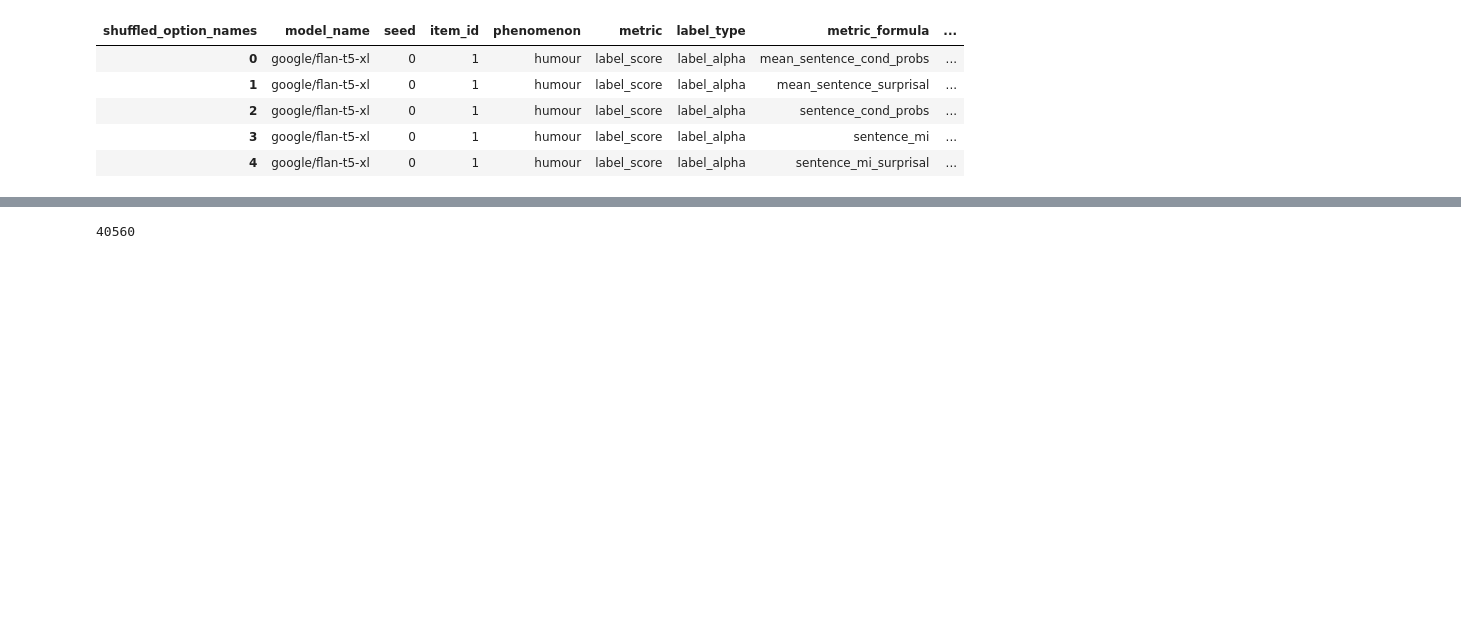
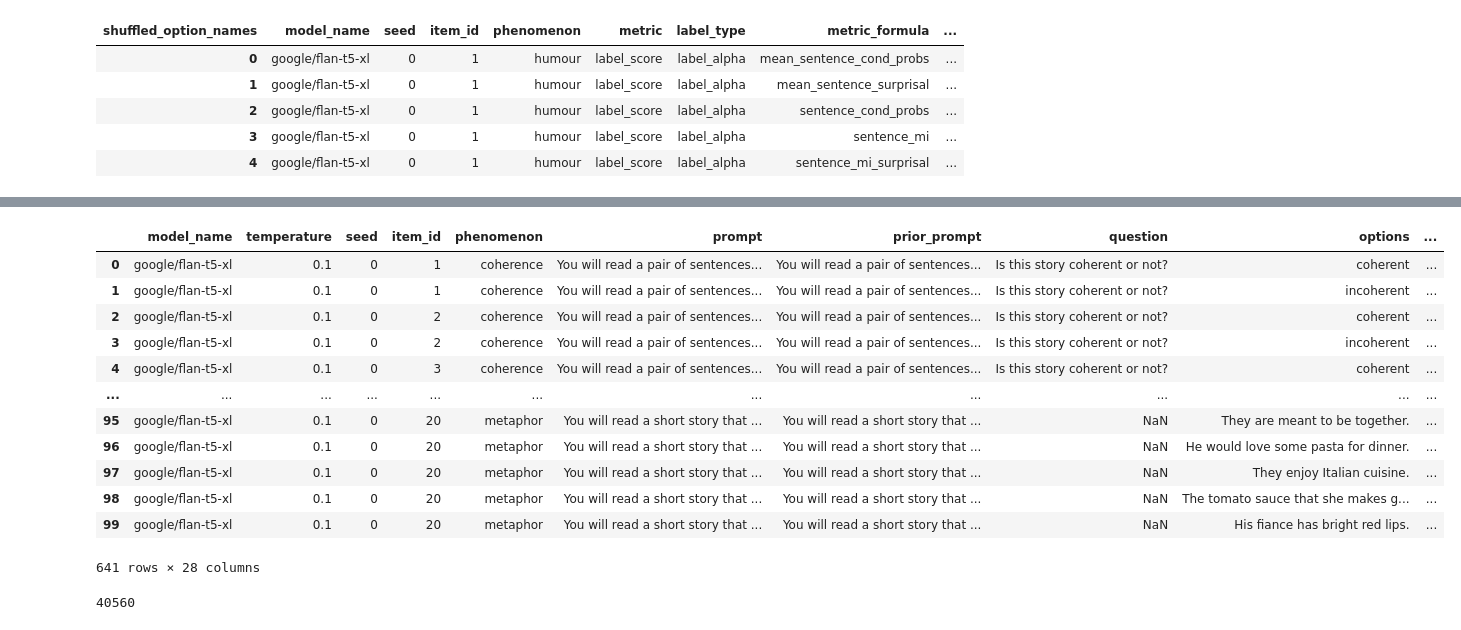
Before and after one commit to polina-tsvilodub/LLM_link, a Jupyter notebook: analysis/01_label_scores_analysis.ipynb, the cells around one changed output, grey strips where cells are left out. Saved outputs shown, nothing was run; the diff lists cells and outputs as text; code cells hidden in the pictures; blank space fills up the shorter version.

```diff
--- a/analysis/01_label_scores_analysis.ipynb
+++ b/analysis/01_label_scores_analysis.ipynb
@@ -21,11 +21,13 @@ import random
 model_names = ["llama2", "flan-t5-xl", "gpt-3.5-turbo-instruct", "text-davinci-002"]
 label_types = ["label_alpha", "label_numeric"]
 
-raw_df = pd.DataFrame()
-for model in model_names:
+# raw_df = pd.DataFrame()
+t5_tokens = pd.DataFrame()
+for model in model_names[:1]:
     print("Model ", model)
-    for label_type in label_types:
-        results_path = glob.glob(f"../results/log_probs/{model}/*/label_scores/{label_type}/*.csv")
+    for label_type in label_types[:1]:
+#         results_path = glob.glob(f"../results/log_probs/{model}/*/label_scores/{label_type}/*.csv")
+        results_path = glob.glob(f"../../tokens/seed0/string_scores/label_alpha/*.csv")
         print("Number of files to concat ", len(results_path))
         for p in results_path:
 #             print("Reading file ", p)
@@ -33,6 +35,7 @@ for model in model_names:
             d["metric"] = "label_score"
             d["label_type"] = label_type
 
-            raw_df = pd.concat([raw_df, d])
+#             raw_df = pd.concat([raw_df, d])
+            t5_tokens = pd.concat([t5_tokens, d])
 # %% [output]
 Model  llama2
@@ -228,3 +291,30 @@ label_scores = pd.concat([coherence_binary,deceits_binary,humours_binary,indirec
+# %%
+# check how often words were actually tokenized into subword tokens:
+t5_tokens["num_tokens"] = t5_tokens["token_probs"].apply(lambda s: len(s.split(",")))
+
+# TODO read data for string scores computed with word based tokenization
+
+
+# t5_token_nums = pd.align
+placeholder = label_scores_t5_token.groupby(["phenomenon", "metric_formula"]).mean("correct").reset_index()
+# placeholder.to_csv("t5_tokenlevel_masking_summary.csv", index=False)
+# %%
+raw_df_t5
+t5_tokens
+# %% [output]
+|  | model_name | temperature | seed | item_id | phenomenon | prompt | prior_prompt | question | options | ... |
+| 0 | google/flan-t5-xl | 0.1 | 0 | 1 | coherence | You will read a pair of sentences... | You will read a pair of sentences... | Is this story coherent or not? | coherent | ... |
+| 1 | google/flan-t5-xl | 0.1 | 0 | 1 | coherence | You will read a pair of sentences... | You will read a pair of sentences... | Is this story coherent or not? | incoherent | ... |
+| 2 | google/flan-t5-xl | 0.1 | 0 | 2 | coherence | You will read a pair of sentences... | You will read a pair of sentences... | Is this story coherent or not? | coherent | ... |
+| 3 | google/flan-t5-xl | 0.1 | 0 | 2 | coherence | You will read a pair of sentences... | You will read a pair of sentences... | Is this story coherent or not? | incoherent | ... |
+| 4 | google/flan-t5-xl | 0.1 | 0 | 3 | coherence | You will read a pair of sentences... | You will read a pair of sentences... | Is this story coherent or not? | coherent | ... |
+| ... | ... | ... | ... | ... | ... | ... | ... | ... | ... | ... |
+| 95 | google/flan-t5-xl | 0.1 | 0 | 20 | metaphor | You will read a short story that ... | You will read a short story that ... | NaN | They are meant to be together. | ... |
+| 96 | google/flan-t5-xl | 0.1 | 0 | 20 | metaphor | You will read a short story that ... | You will read a short story that ... | NaN | He would love some pasta for dinner. | ... |
+| 97 | google/flan-t5-xl | 0.1 | 0 | 20 | metaphor | You will read a short story that ... | You will read a short story that ... | NaN | They enjoy Italian cuisine. | ... |
+| 98 | google/flan-t5-xl | 0.1 | 0 | 20 | metaphor | You will read a short story that ... | You will read a short story that ... | NaN | The tomato sauce that she makes g... | ... |
+| 99 | google/flan-t5-xl | 0.1 | 0 | 20 | metaphor | You will read a short story that ... | You will read a short story that ... | NaN | His fiance has bright red lips. | ... |
+641 rows × 28 columns
 # %%
 # label_scores.to_csv("../results/log_probs/label_scores_all_cleaned_argmax_binarized.csv", index=False)
 label_scores.head()
```
Also changed, not shown: parts of 8 cells of this notebook.
